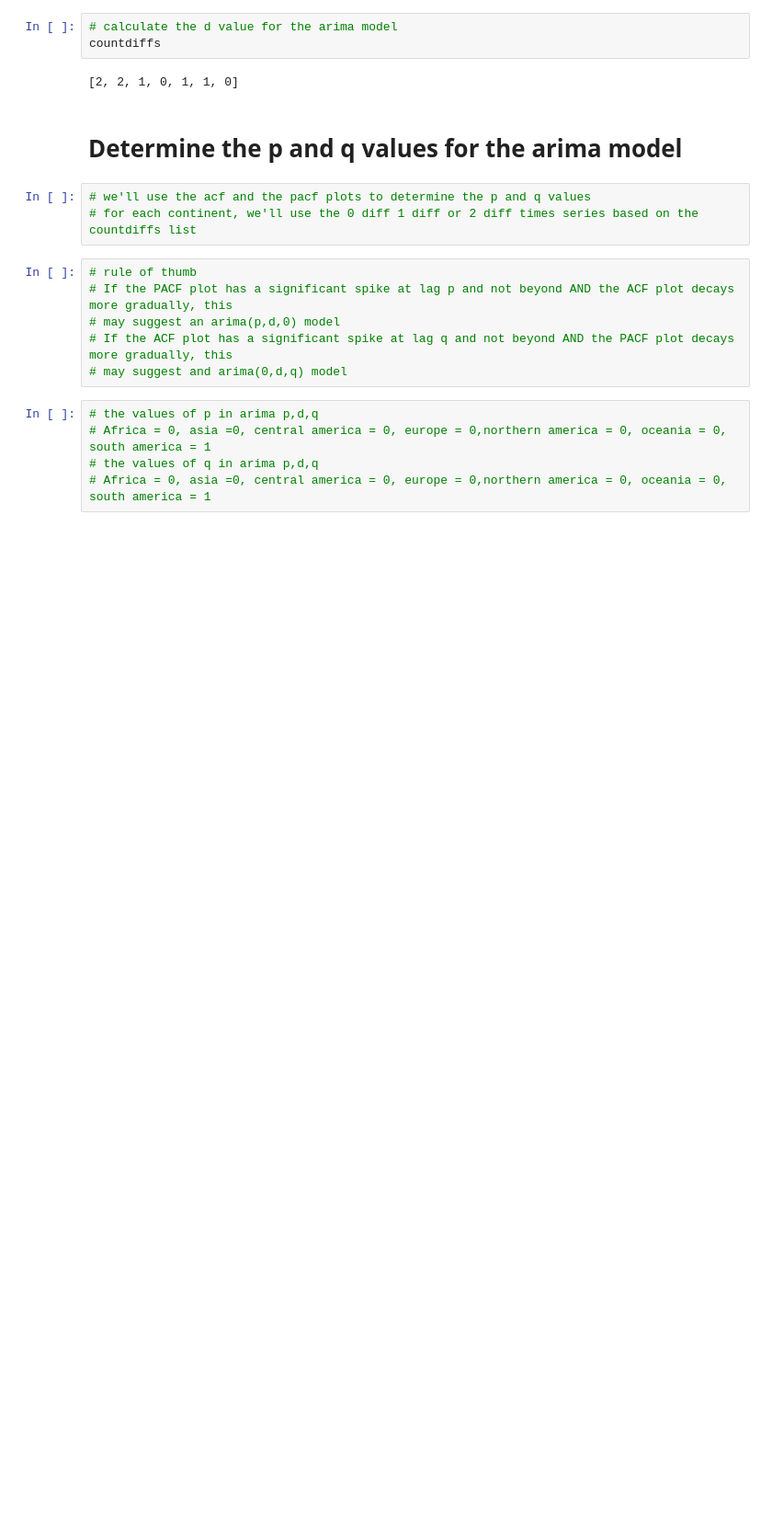
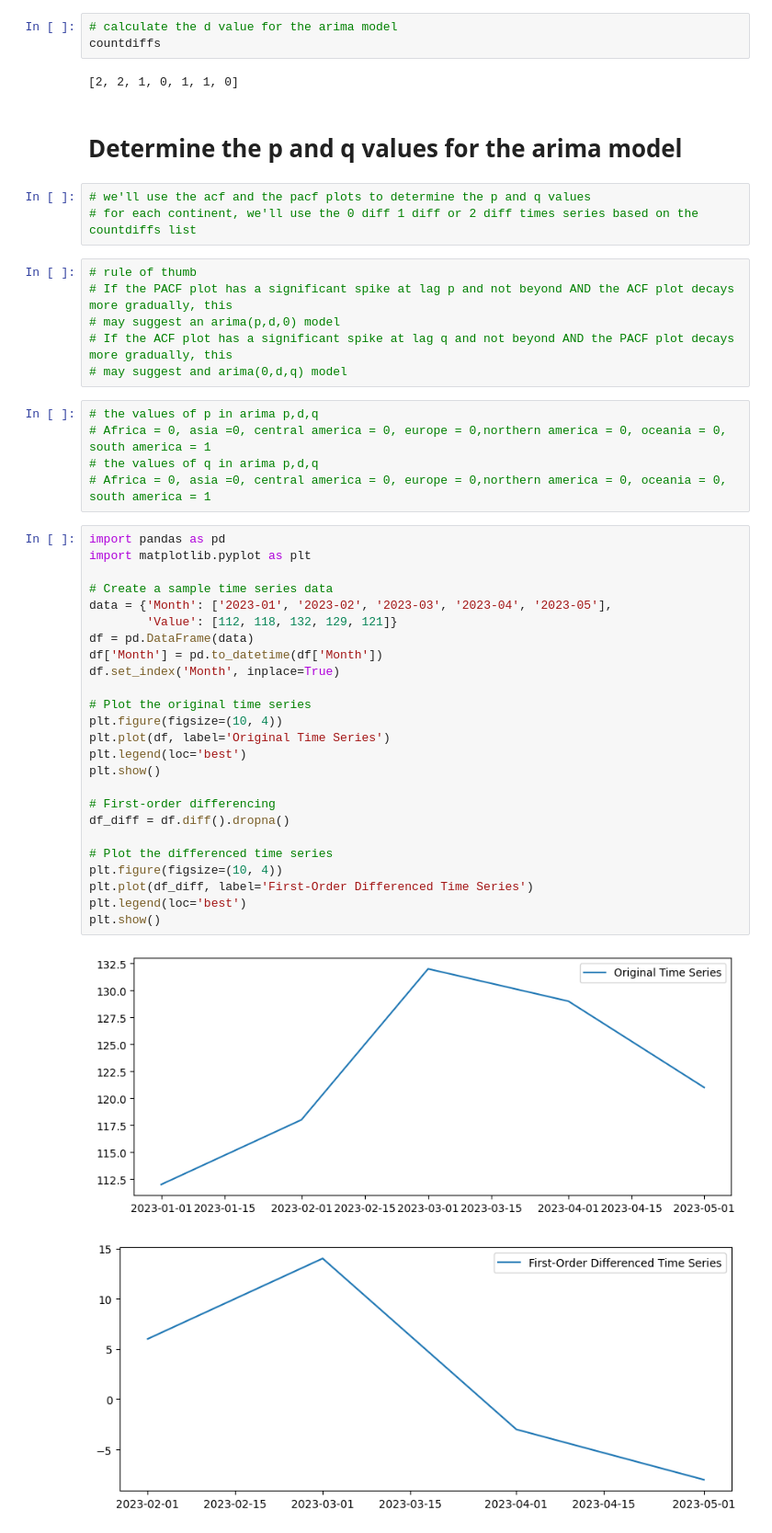
Before and after one commit to TaufiqIslamProtick/pesticide-data-analysis, a Jupyter notebook: source.ipynb, the cells around one changed output. Shown at 92% size. Saved outputs shown, nothing was run; the diff lists cells and outputs as text; blank space fills up the shorter version.

Commit message:
Added a comment in the last cell and a slide corresponding to that comment that tells me how to choose the order of an ar model

```diff
--- a/source.ipynb
+++ b/source.ipynb
@@ -565,3 +565,31 @@ countdiffs
 # Africa = 0, asia =0, central america = 0, europe = 0,northern america = 0, oceania = 0, south america = 1
 # the values of q in arima p,d,q
 # Africa = 0, asia =0, central america = 0, europe = 0,northern america = 0, oceania = 0, south america = 1
+# %%
+import pandas as pd
+import matplotlib.pyplot as plt
+
+# Create a sample time series data
+data = {'Month': ['2023-01', '2023-02', '2023-03', '2023-04', '2023-05'],
+        'Value': [112, 118, 132, 129, 121]}
+df = pd.DataFrame(data)
+df['Month'] = pd.to_datetime(df['Month'])
+df.set_index('Month', inplace=True)
+
+# Plot the original time series
+plt.figure(figsize=(10, 4))
+plt.plot(df, label='Original Time Series')
+plt.legend(loc='best')
+plt.show()
+
+# First-order differencing
+df_diff = df.diff().dropna()
+
+# Plot the differenced time series
+plt.figure(figsize=(10, 4))
+plt.plot(df_diff, label='First-Order Differenced Time Series')
+plt.legend(loc='best')
+plt.show()
+# %% [output]
+[figure, added]
+[figure, added]
```
Also changed, not shown: parts of 1 cell of this notebook, 2 other files.
